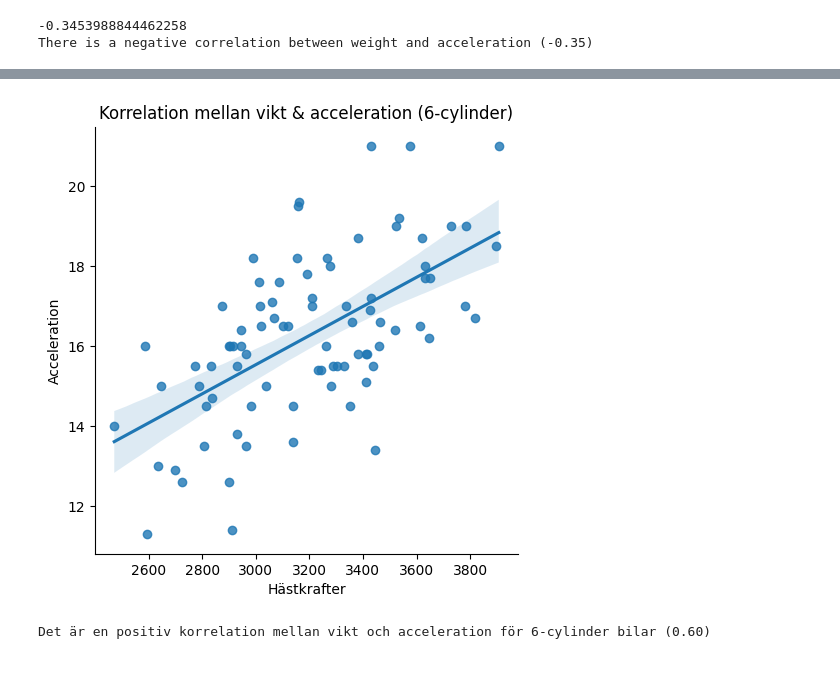
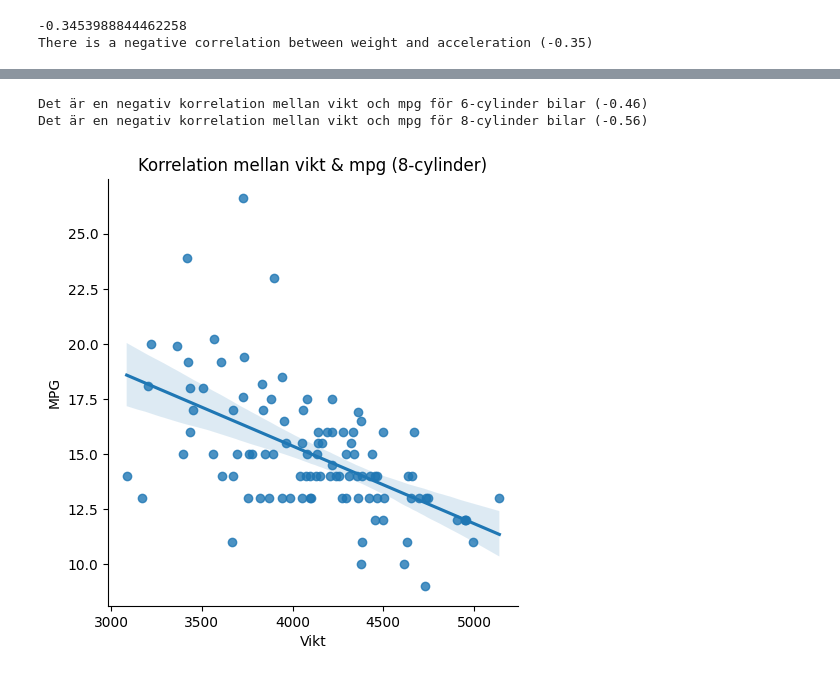
Before and after one commit to Danneftw1/Statistik, a Jupyter notebook: Inlämning.ipynb, the cells around one changed output, grey strips where cells are left out. Drawn from its saved outputs; the diff is of its cells as text; code cells hidden in the pictures.

```diff
--- a/Inlämning.ipynb
+++ b/Inlämning.ipynb
@@ -307,20 +298,28 @@ df6.head()
 # %%
 #df = df[(df["cylinders"] == 6) | (df["cylinders"] == 8)]
 
-correlation_6 = df6["acceleration"].corr(df["weight"])
+correlation_6 = df6["mpg"].corr(df["weight"])
+correlation_8 = df8["mpg"].corr(df["weight"])
 #correlation_8 = df8["weight"].corr(df["acceleration"])
 
-sns.lmplot(x='weight', y='acceleration', data=df6)
-plt.xlabel("Hästkrafter")
-plt.ylabel("Acceleration")
-plt.title("Korrelation mellan vikt & acceleration (6-cylinder)")
-plt.show()
+sns.lmplot(x='weight', y='mpg', data=df8)
+plt.xlabel("Vikt")
+plt.ylabel("MPG")
+plt.title("Korrelation mellan vikt & mpg (8-cylinder)")
+#plt.show()
 
 
 if correlation_6 > 0:
-    print(f"Det är en positiv korrelation mellan vikt och acceleration för 6-cylinder bilar ({correlation_6:.2f})")
+    print(f"Det är en positiv korrelation mellan vikt och mpg för 6-cylinder bilar ({correlation_6:.2f})")
 elif correlation_6 < 0:
-    print(f"Det är en negativ korrelation mellan vikt och acceleration för 6-cylinder bilar ({correlation_6:.2f})")
+    print(f"Det är en negativ korrelation mellan vikt och mpg för 6-cylinder bilar ({correlation_6:.2f})")
+
+
+if correlation_8 > 0:
+    print(f"Det är en positiv korrelation mellan vikt och mpg för 8-cylinder bilar ({correlation_8:.2f})")
+elif correlation_8 < 0:
+    print(f"Det är en negativ korrelation mellan vikt och mpg för 8-cylinder bilar ({correlation_8:.2f})")
 # %% [output]
+Det är en negativ korrelation mellan vikt och mpg för 6-cylinder bilar (-0.46)
+Det är en negativ korrelation mellan vikt och mpg för 8-cylinder bilar (-0.56)
-[figure, old version]
+[figure, new version]
-Det är en positiv korrelation mellan vikt och acceleration för 6-cylinder bilar (0.60)
```
Also changed, not shown: parts of 1 cell of this notebook.
